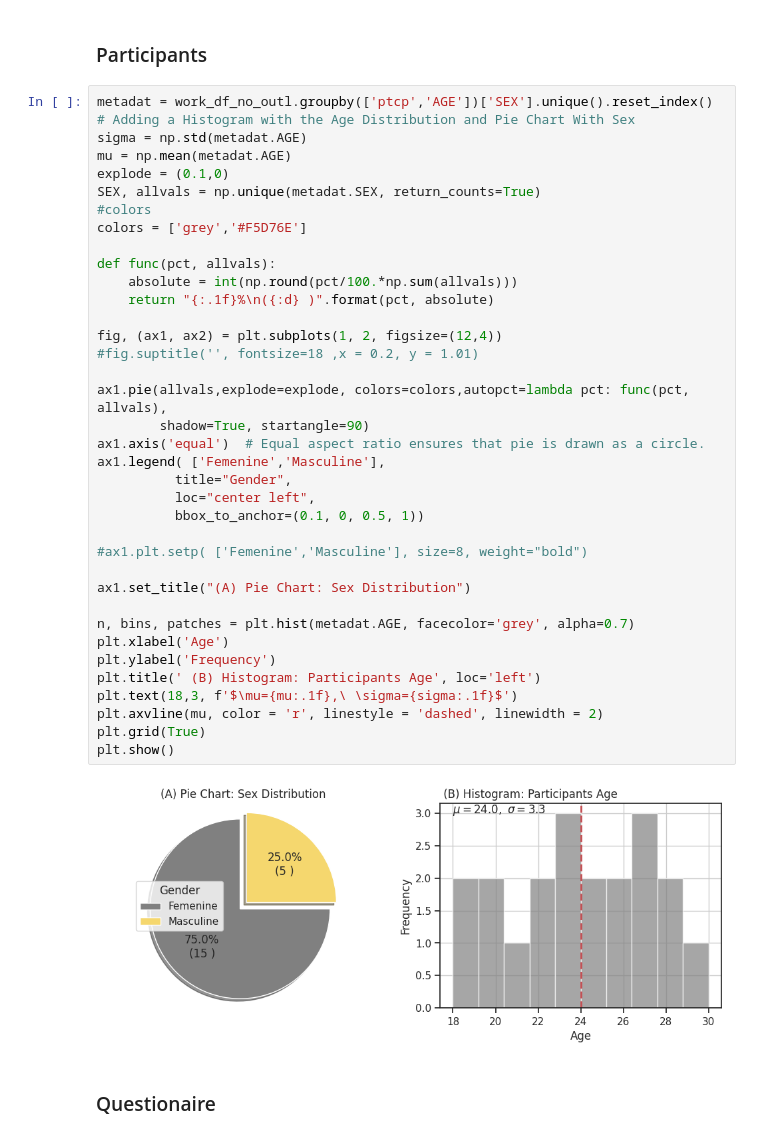
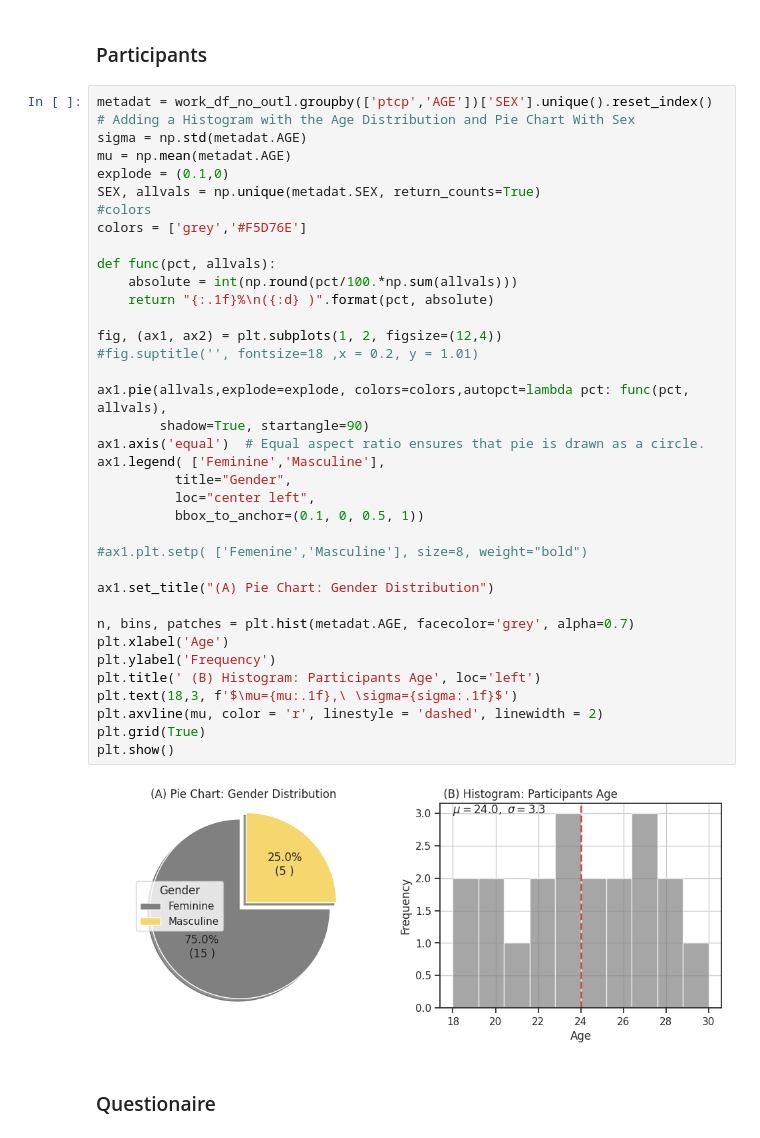
Before and after one commit to BenjaminDupre/m-b_thesis, a Jupyter notebook: Analysis/Analysis..ipynb, the cells around one changed output. Drawn from its saved outputs; the diff is of its cells as text.

```diff
--- a/Analysis/Analysis..ipynb
+++ b/Analysis/Analysis..ipynb
@@ -854,36 +854,36 @@ explode = (0.1,0)
 SEX, allvals = np.unique(metadat.SEX, return_counts=True)
 #colors
 colors = ['grey','#F5D76E']
 
 def func(pct, allvals):
     absolute = int(np.round(pct/100.*np.sum(allvals)))
     return "{:.1f}%\n({:d} )".format(pct, absolute)
 
 fig, (ax1, ax2) = plt.subplots(1, 2, figsize=(12,4))
 #fig.suptitle('', fontsize=18 ,x = 0.2, y = 1.01)
 
 ax1.pie(allvals,explode=explode, colors=colors,autopct=lambda pct: func(pct, allvals),
         shadow=True, startangle=90)
 ax1.axis('equal')  # Equal aspect ratio ensures that pie is drawn as a circle.
-ax1.legend( ['Femenine','Masculine'],
+ax1.legend( ['Feminine','Masculine'],
           title="Gender",
           loc="center left",
           bbox_to_anchor=(0.1, 0, 0.5, 1))
 
 #ax1.plt.setp( ['Femenine','Masculine'], size=8, weight="bold")
 
-ax1.set_title("(A) Pie Chart: Sex Distribution")
+ax1.set_title("(A) Pie Chart: Gender Distribution")
 
 n, bins, patches = plt.hist(metadat.AGE, facecolor='grey', alpha=0.7)
 plt.xlabel('Age')
 plt.ylabel('Frequency')
 plt.title(' (B) Histogram: Participants Age', loc='left')
 plt.text(18,3, f'$\mu={mu:.1f},\ \sigma={sigma:.1f}$')
 plt.axvline(mu, color = 'r', linestyle = 'dashed', linewidth = 2)
 plt.grid(True)
 plt.show()
 # %% [output]
-[figure, old version]
+[figure, new version]
 # %% [markdown]
 ### Questionaire
 # %%
```
Also changed, not shown: parts of 2 cells of this notebook, 10 other files.
